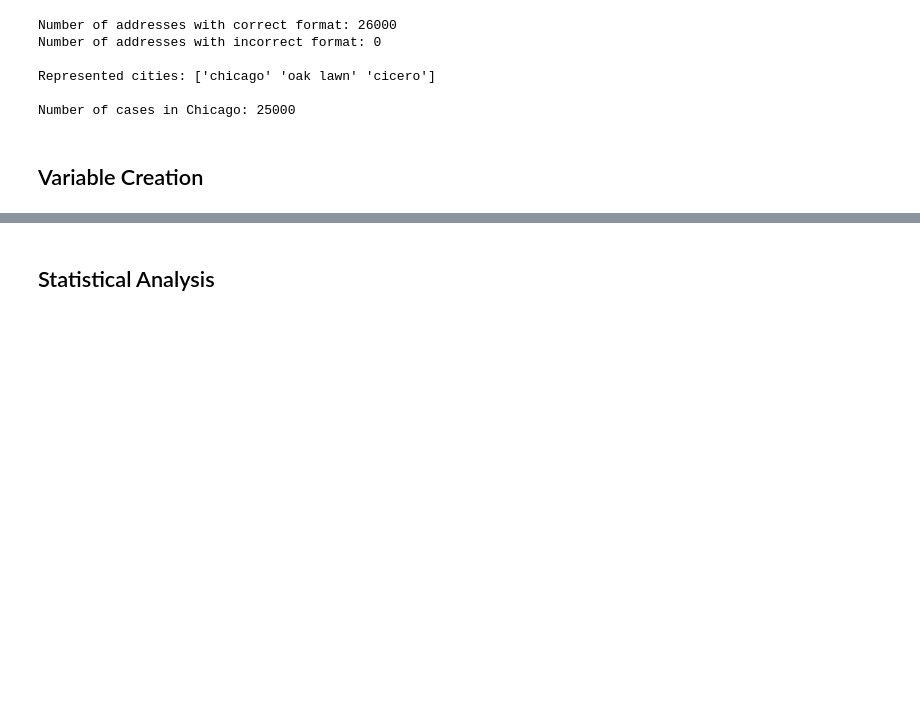
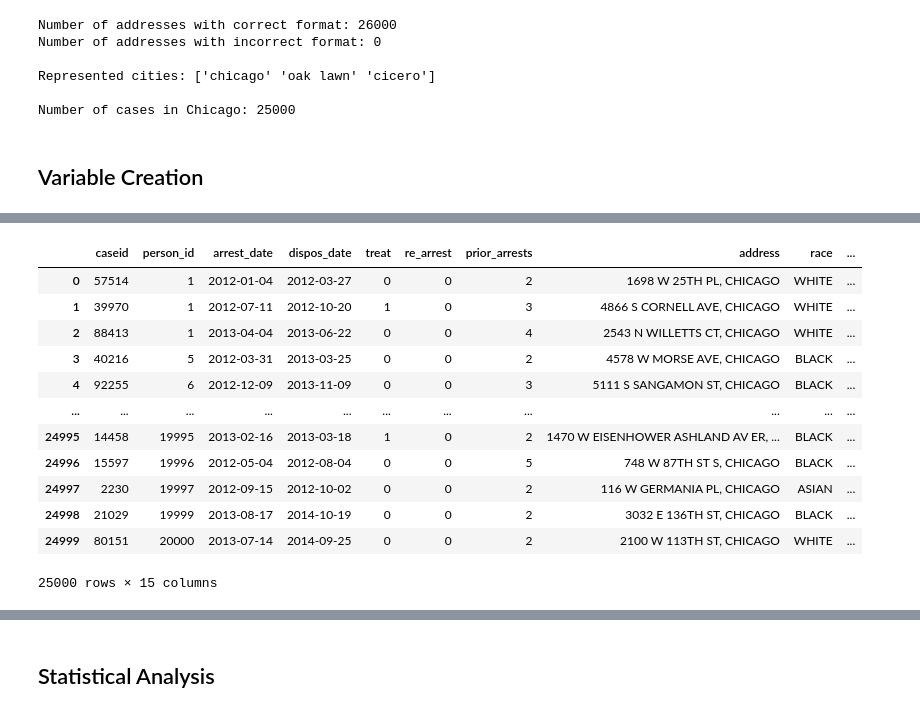
Before and after one commit to Will-Dinneen/Dinneen-DRI-DevLab-Assignment, a Jupyter notebook: PDRI-Data-Assignment.ipynb, the cells around one changed output, grey strips where cells are left out. Cells and saved outputs as stored; diff of their text form; code cells hidden in the pictures; blank space fills up the shorter version.

```diff
--- a/PDRI-Data-Assignment.ipynb
+++ b/PDRI-Data-Assignment.ipynb
@@ -152,2 +188,44 @@ Number of cases in Chicago: 25000
 # %%
 # 2. Please construct measures for 9th and 10th grade GPA for this target population.
+grades_df
+
+# Create the numeric grade scale
+grade_scale_index = {
+    "A": 4,
+    "B": 3,
+    "C": 2,
+    "D": 1,
+    "F": 0
+}
+grades_df = grades_df.replace(grade_scale_index)
+
+# Create gr9 and gr10 GPA measures
+def calculate_gpa(df, grade_level):
+    relevant_columns = df.filter(like=grade_level)
+    gpa_column = relevant_columns.mean(axis=1, skipna=True).round(3)
+    return gpa_column
+grades_df['gr9_gpa'] = calculate_gpa(grades_df, 'gr9')
+grades_df['gr10_gpa'] = calculate_gpa(grades_df, 'gr10')
+
+chicago_df
+
+# Validate grades data
+print("---- Validating Grades Data ----\n")
+missing_grades_ids = grades_df['person_id'].isnull().sum()
+print(f"Number of missing IDs in grade data: {missing_grades_ids}")
+duplicate_grades_ids = grades_df["person_id"].duplicated().sum()
+print(f"Duplicate grades ids: {duplicate_grades_ids}")
+
+# Check if all relevant ids exist in both datasets
+filtered_chicago_df = chicago_df[(chicago_df['age'] >= 18) & (chicago_df['age'] <= 24)]
+relevant_chicago_ids = set(filtered_chicago_df['person_id'])
+grade_ids = set(grades_df['person_id'])
+missing_grades_ids = relevant_chicago_ids - grade_ids
+print(f"\nNumber of relevant IDs in Chicago data not represented in Grade data: {len(missing_grades_ids)}")
+missing_grades_data_ids = pd.DataFrame(missing_grades_ids, columns=['person_id'])
+missing_grades_data_ids.to_csv('./outputs/missing_grades_data_ids.csv', index=False)
+print("Missing grades data IDs saved to file: ./outputs/missing_grades_data_ids.csv")
+
+# Add GPA measures to chicago_df
+filtered_chicago_df = pd.merge(filtered_chicago_df, grades_df[['person_id', 'gr9_gpa', 'gr10_gpa']], on='person_id', how='left')
+chicago_df = pd.merge(chicago_df, filtered_chicago_df[['caseid', 'gr9_gpa', 'gr10_gpa']], on='caseid', how='left')
@@ -153,0 +240,16 @@ Number of cases in Chicago: 25000
+# %%
+chicago_df
+# %% [output]
+|  | caseid | person_id | arrest_date | dispos_date | treat | re_arrest | prior_arrests | address | race | ... |
+| 0 | 57514 | 1 | 2012-01-04 | 2012-03-27 | 0 | 0 | 2 | 1698 W 25TH PL, CHICAGO | WHITE | ... |
+| 1 | 39970 | 1 | 2012-07-11 | 2012-10-20 | 1 | 0 | 3 | 4866 S CORNELL AVE, CHICAGO | WHITE | ... |
+| 2 | 88413 | 1 | 2013-04-04 | 2013-06-22 | 0 | 0 | 4 | 2543 N WILLETTS CT, CHICAGO | WHITE | ... |
+| 3 | 40216 | 5 | 2012-03-31 | 2013-03-25 | 0 | 0 | 2 | 4578 W MORSE AVE, CHICAGO | BLACK | ... |
+| 4 | 92255 | 6 | 2012-12-09 | 2013-11-09 | 0 | 0 | 3 | 5111 S SANGAMON ST, CHICAGO | BLACK | ... |
+| ... | ... | ... | ... | ... | ... | ... | ... | ... | ... | ... |
+| 24995 | 14458 | 19995 | 2013-02-16 | 2013-03-18 | 1 | 0 | 2 | 1470 W EISENHOWER ASHLAND AV ER, ... | BLACK | ... |
+| 24996 | 15597 | 19996 | 2012-05-04 | 2012-08-04 | 0 | 0 | 5 | 748 W 87TH ST S, CHICAGO | BLACK | ... |
+| 24997 | 2230 | 19997 | 2012-09-15 | 2012-10-02 | 0 | 0 | 2 | 116 W GERMANIA PL, CHICAGO | ASIAN | ... |
+| 24998 | 21029 | 19999 | 2013-08-17 | 2014-10-19 | 0 | 0 | 2 | 3032 E 136TH ST, CHICAGO | BLACK | ... |
+| 24999 | 80151 | 20000 | 2013-07-14 | 2014-09-25 | 0 | 0 | 2 | 2100 W 113TH ST, CHICAGO | WHITE | ... |
+25000 rows × 15 columns
```
Also changed, not shown: parts of 11 cells of this notebook, 1 other file.
